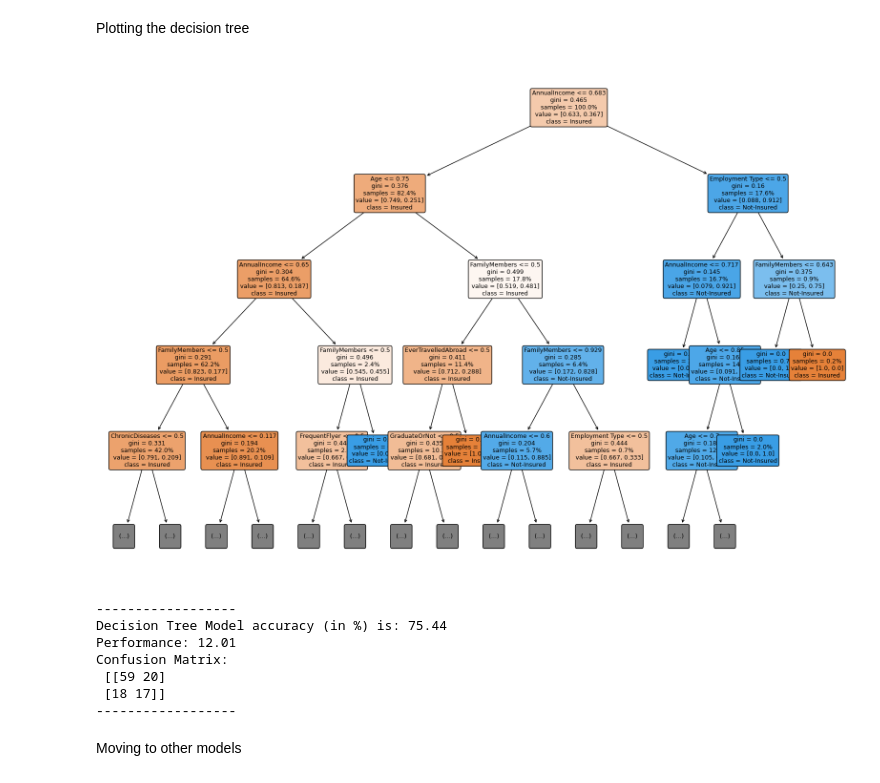
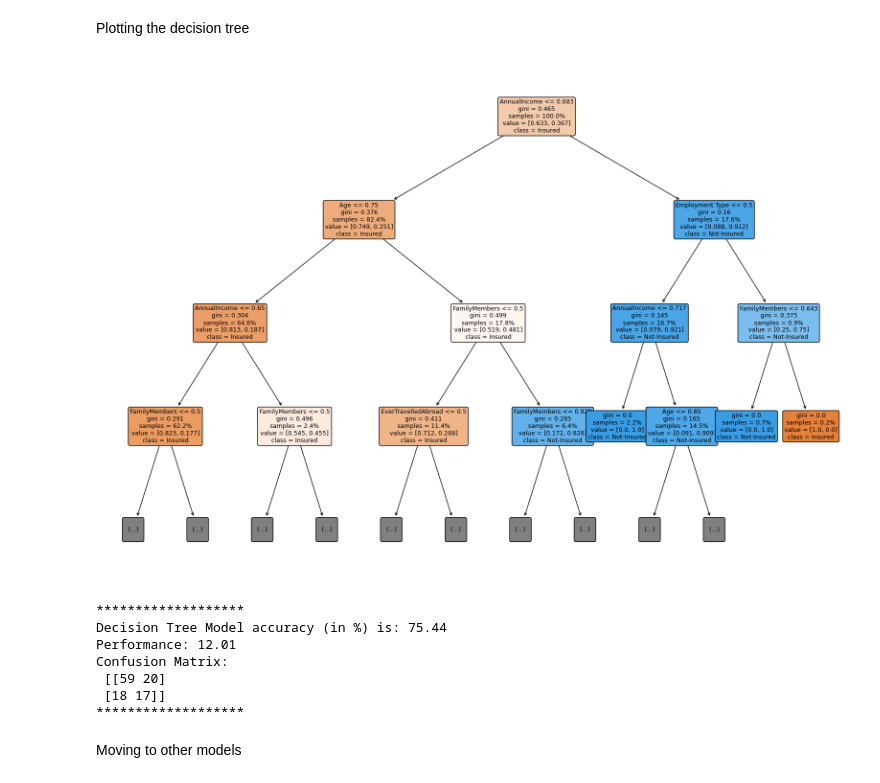
Before and after one commit to JanKosgei/Travel-Insurance-Prediction, a Jupyter notebook: Travel Insurance Prediction.ipynb, the cells around one changed output. Drawn from its saved outputs; the diff is of its cells as text; code cells hidden in the pictures.

```diff
--- a/Travel Insurance Prediction.ipynb
+++ b/Travel Insurance Prediction.ipynb
@@ -465,9 +460,9 @@ It is evidently clear that annual income is the most important feature for our m
 Plotting the decision tree
 # %%
 fig = plt.figure(figsize=(20, 14))
-vis = tree.plot_tree(Treemodel, feature_names = features, class_names = ['Insured', 'Not-Insured'], max_depth=4, fontsize=9, proportion=True, filled=True, rounded=True)
+vis = tree.plot_tree(Treemodel, feature_names = features, class_names = ['Insured', 'Not-Insured'], max_depth=3, fontsize=9, proportion=True, filled=True, rounded=True)
 # %% [output]
-[figure, old version]
+[figure, new version]
 # %%
 #To calculate the accuracy score
 acc2 = metrics.accuracy_score(y_test, Treemodel.predict(X_test))
@@ -478,19 +473,19 @@ log_loss = metrics.log_loss(y_test, Treemodel.predict(X_test))
 #Count values for distribution of targets
 confusion_matrix = metrics.confusion_matrix(y_test, Treemodel.predict(X_test))
 
-print("------------------")
+print("*******************")
 print(f'Decision Tree Model accuracy (in %) is: {acc*100:.2f}')
 print(f'Performance: {log_loss:.2f}')
 print(f'Confusion Matrix:\n {confusion_matrix}')
-print("------------------")
+print("*******************")
 # %% [output]
-------------------
+*******************
 Decision Tree Model accuracy (in %) is: 75.44
 Performance: 12.01
 Confusion Matrix:
  [[59 20]
  [18 17]]
-------------------
+*******************
 # %% [markdown]
 Moving to other models
 # %% [markdown]
```
Also changed, not shown: parts of 10 cells of this notebook.
